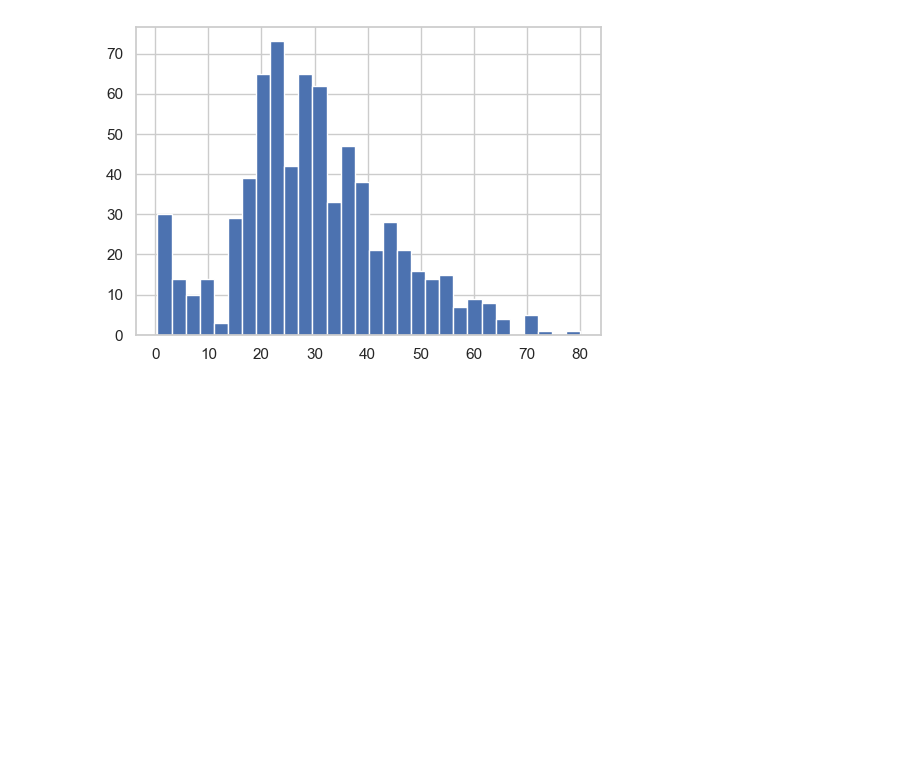
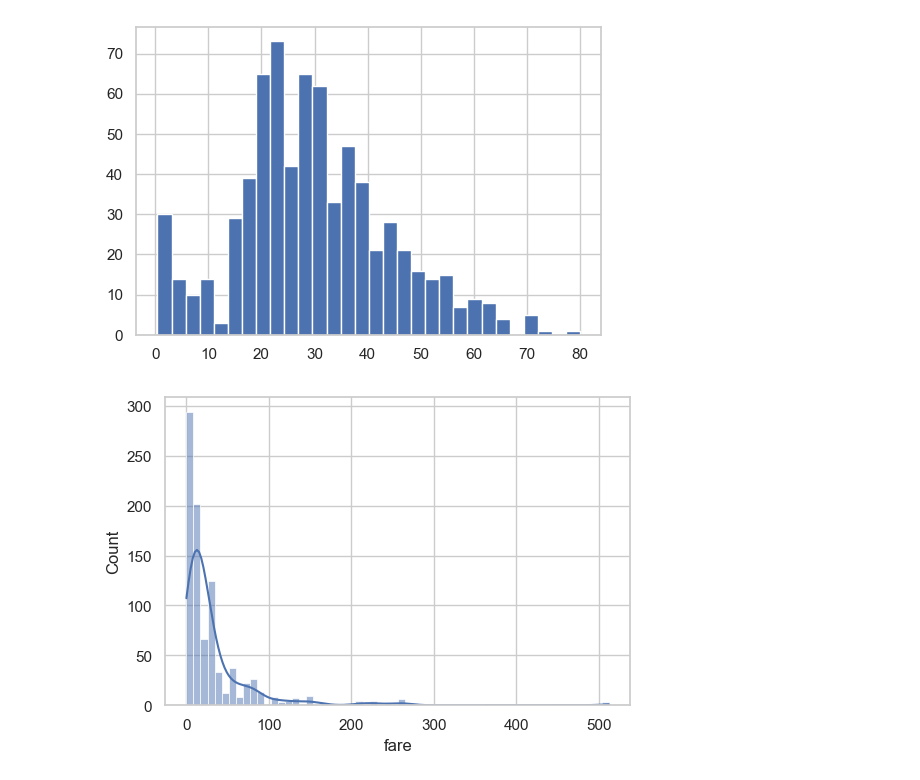
Before and after one commit to Rasuljon-ai/Yangi_Repo, a Jupyter notebook: Notebooks/Data_Vizualizaion.ipynb, the cells around one changed output. Cells and saved outputs as stored; diff of their text form; code cells hidden in the pictures; blank space fills up the shorter version.

```diff
--- a/Notebooks/Data_Vizualizaion.ipynb
+++ b/Notebooks/Data_Vizualizaion.ipynb
@@ -180,3 +180,8 @@ plt.hist(titanic["age"].dropna(), bins=30)
 plt.show()
 # %% [output]
 [figure]
+# %%
+sns.histplot(titanic["fare"], kde=True)
+plt.show()
+# %% [output]
+[figure, added]
```
Also changed, not shown: parts of 46 cells of this notebook.
